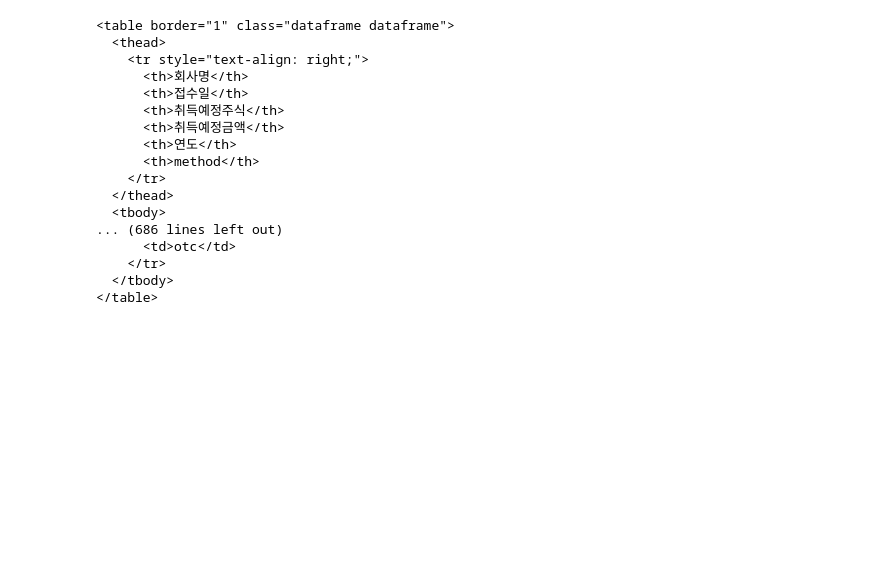
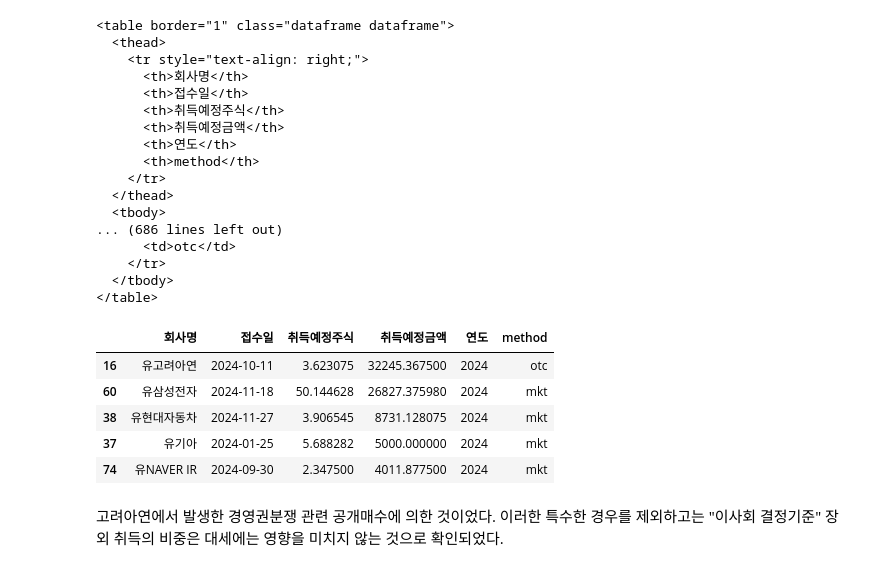
Before and after one commit to beaten-by-the-market/dart_disclosure, a Jupyter notebook: kospi_dart_buyback.ipynb, the cells around one changed output. Drawn from its saved outputs; the diff is of its cells as text; code cells hidden in the pictures; blank space fills up the shorter version.

```diff
--- a/kospi_dart_buyback.ipynb
+++ b/kospi_dart_buyback.ipynb
@@ -291,17 +264,15 @@ df_dart_buyback.columns = ['회사명', '접수일',
 # %%
-# 필요한 칼럼만 남김
+# 필요한 칼럼만 선택하고 이름을 변경하여 새로운 데이터프레임 생성
 df_dart_buyback = df_dart_buyback[['회사명', '접수일',
                            '취득예정주식(주)_보통주식',
                            '취득예정금액(원)_보통주식',
                            '취득예상기간_시작일','취득예상기간_종료일',
                            '보유예상기간_시작일','보유예상기간_종료일',
-                           '취득목적', '취득방법']]
+                           '취득목적', '취득방법']].copy()
 
-# 칼럼명을 직관적으로 수정
 df_dart_buyback.columns = ['회사명', '접수일',
                            '취득예정주식','취득예정금액','취득시작일','취득종료일',
-                           '보유시작일','보유종료일','취득목적', '취득방법',]
-
+                           '보유시작일','보유종료일','취득목적', '취득방법']
 
 # 접수일을 datetime으로 변환 및 연도 추출
 df_dart_buyback['접수일'] = pd.to_datetime(df_dart_buyback['접수일'])
@@ -315,3 +286,6 @@ df_dart_buyback['취득예정주식'] = pd.to_numeric(
 
 df_dart_buyback['취득예정금액'] = pd.to_numeric(
     df_dart_buyback['취득예정금액'], errors='coerce').fillna(0) / 1e8  # 원 -> 억 원 변환
+
+# 맨 앞의 '유' 또는 '코' 제거, 맨 끝의 'IR' 제거
+df_dart_buyback['회사명'] = df_dart_buyback['회사명'].str.replace(r'^(유|코)', '', regex=True).str.replace(r'  IR$', '', regex=True).str.replace(r'IR$', '', regex=True)
@@ -577,3 +540,15 @@ print(html_table)
     </tr>
   </tbody>
 </table>
+# %%
+# 데이터프레임 확인
+df_show.head()
+# %% [output]
+|  | 회사명 | 접수일 | 취득예정주식 | 취득예정금액 | 연도 | method |
+| 16 | 유고려아연 | 2024-10-11 | 3.623075 | 32245.367500 | 2024 | otc |
+| 60 | 유삼성전자 | 2024-11-18 | 50.144628 | 26827.375980 | 2024 | mkt |
+| 38 | 유현대자동차 | 2024-11-27 | 3.906545 | 8731.128075 | 2024 | mkt |
+| 37 | 유기아 | 2024-01-25 | 5.688282 | 5000.000000 | 2024 | mkt |
+| 74 | 유NAVER IR | 2024-09-30 | 2.347500 | 4011.877500 | 2024 | mkt |
+# %% [markdown]
+고려아연에서 발생한 경영권분쟁 관련 공개매수에 의한 것이었다. 이러한 특수한 경우를 제외하고는 "이사회 결정기준" 장외 취득의 비중은 대세에는 영향을 미치지 않는 것으로 확인되었다.
```
Also changed, not shown: parts of 20 cells of this notebook.
